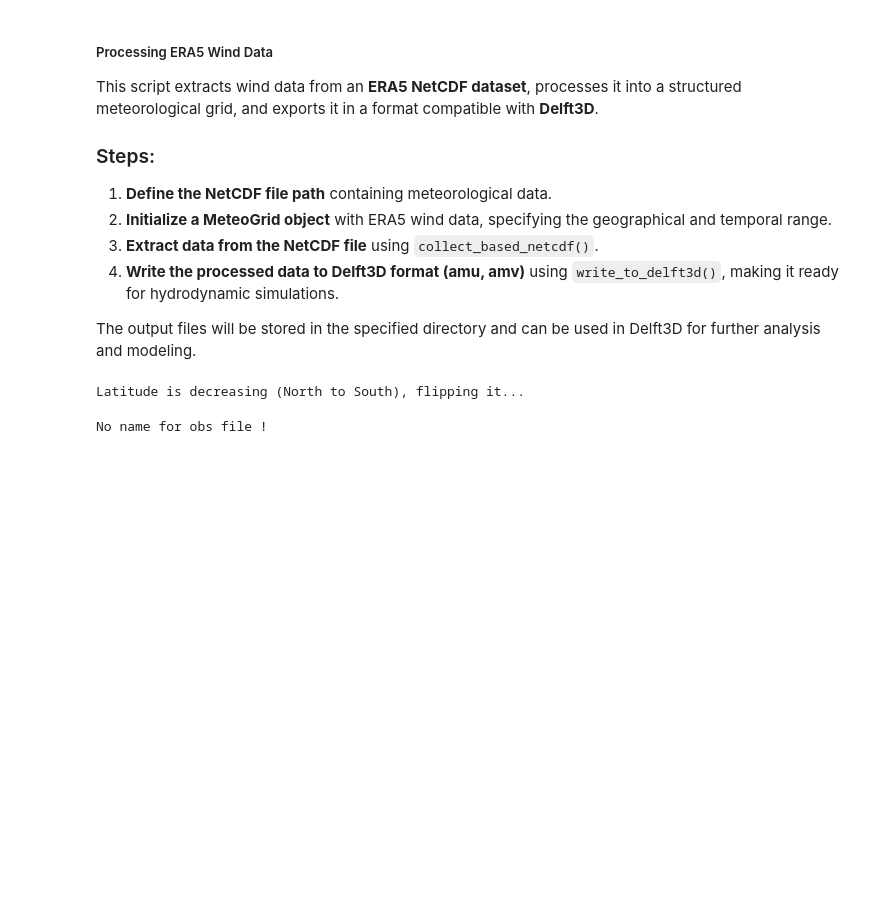
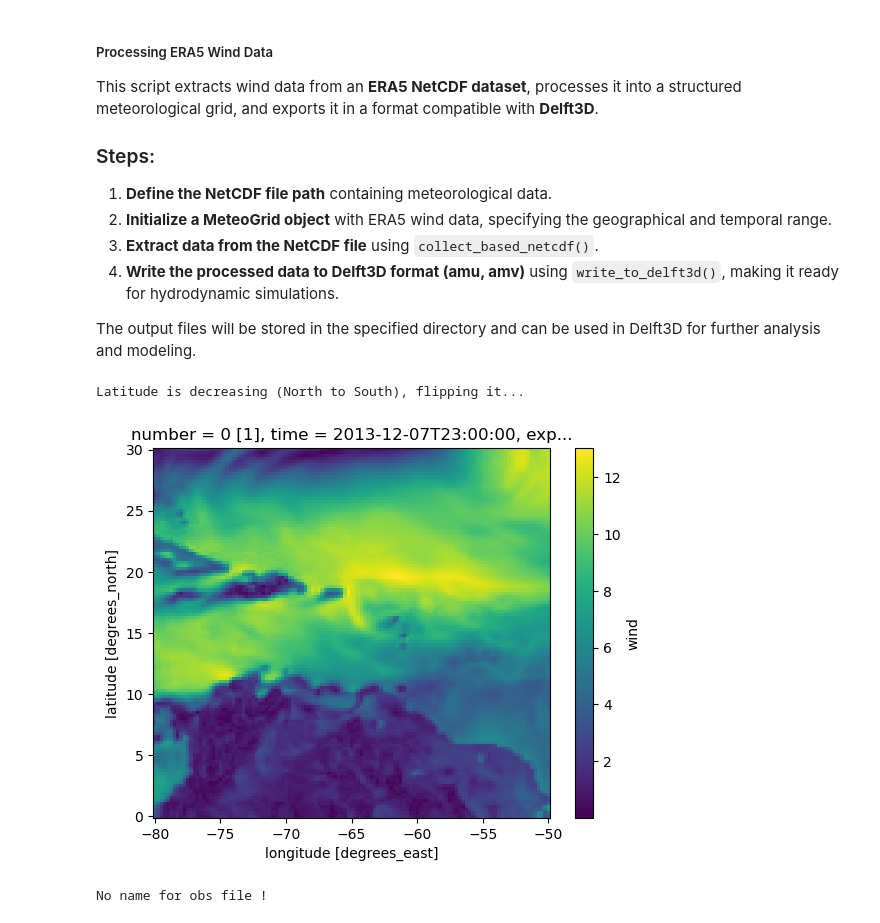
Before and after one commit to Deltares-research/cht_hurrywave, a Jupyter notebook: examples/hw_setup.ipynb, the cells around one changed output. Cells and saved outputs as stored; diff of their text form; code cells hidden in the pictures; blank space fills up the shorter version.

```diff
--- a/examples/hw_setup.ipynb
+++ b/examples/hw_setup.ipynb
@@ -180,24 +188,28 @@ This script extracts wind data from an **ERA5 NetCDF dataset**, processes it int
 The output files will be stored in the specified directory and can be used in Delft3D for further analysis and modeling.
 # %%
 netcdf_path = r"c:\projects\2psips\Hurrywave\Manual\era5_caribbean.nc"
-meteo_grid = MeteoGrid(name = "era5",
+meteo_dataset = MeteoDataset(name = "era5",
                        source="ECMWF",
                        parameters=["wind"],
                        path=r"c:\projects\2psips\Hurrywave\Manual\era5_caribbean.nc",
                        x_range=[-77,-52],
                        y_range=[ 5,35],
                        xystride=1,
                        tstride=1)
 
-meteo_grid.collect_based_netcdf(path = netcdf_path)
+meteo_dataset.collect_from_single_netcdf(path = netcdf_path)
+
+meteo_dataset.ds["wind"] = np.sqrt(meteo_dataset.ds["wind_u"]**2 +  meteo_dataset.ds["wind_v"]**2)
 
 
-meteo_grid.write_to_delft3d(os.path.join(hw.path, "hurrywave"))
+meteo_dataset.ds["wind"][-1].plot()
+# meteo_dataset.to_delft3d(file_name= os.path.join(hw.path, "hurrywave"), parameters = ["wind"])
 
 hw.input.variables.amufile = "hurrywave.amu"
 hw.input.variables.amvfile = "hurrywave.amv"
 # %% [output]
 Latitude is decreasing (North to South), flipping it...
+[figure, added]
 # %%
 # Time management
 tstart = datetime.datetime(2013,12,1)
```
Also changed, not shown: parts of 3 cells of this notebook.
